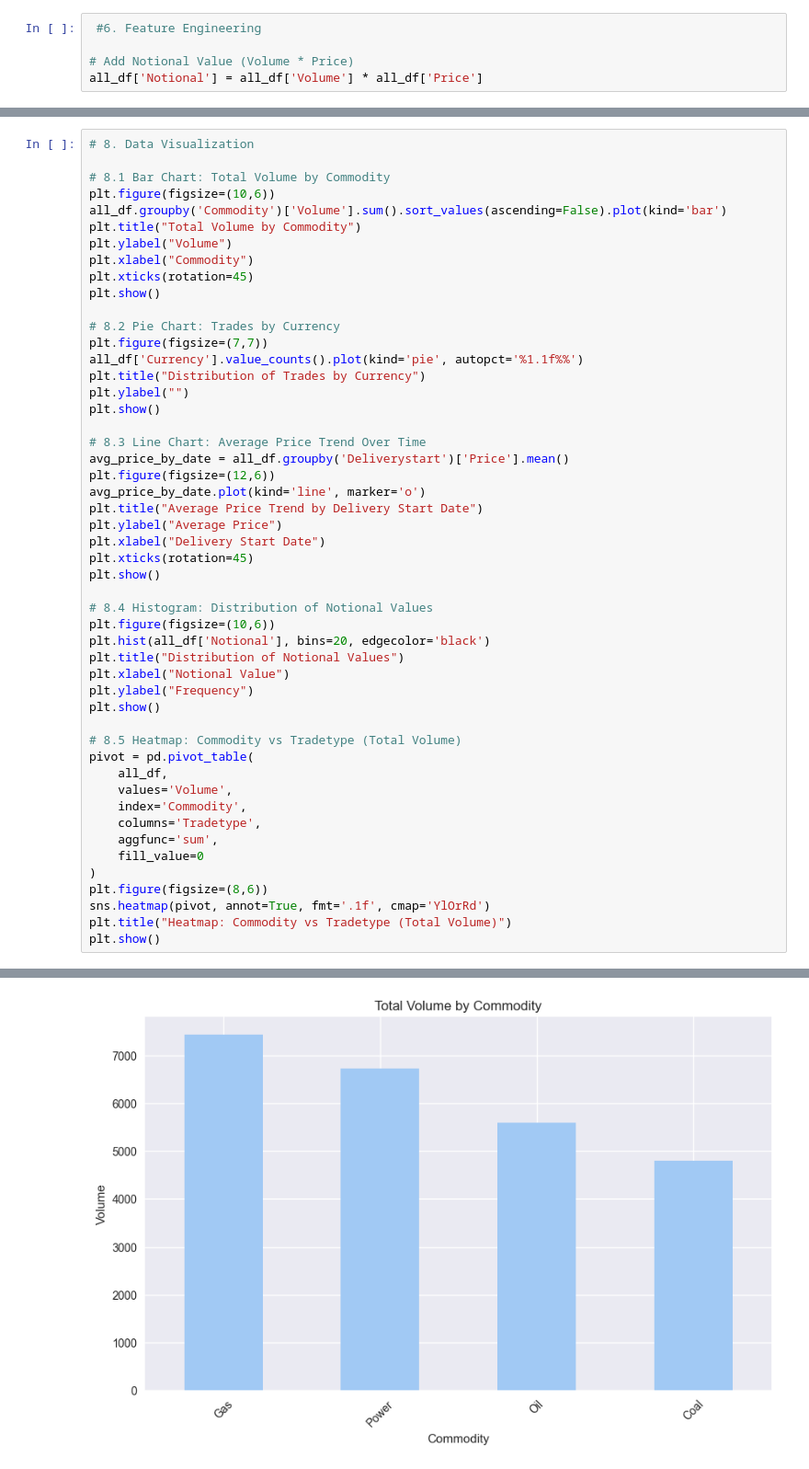
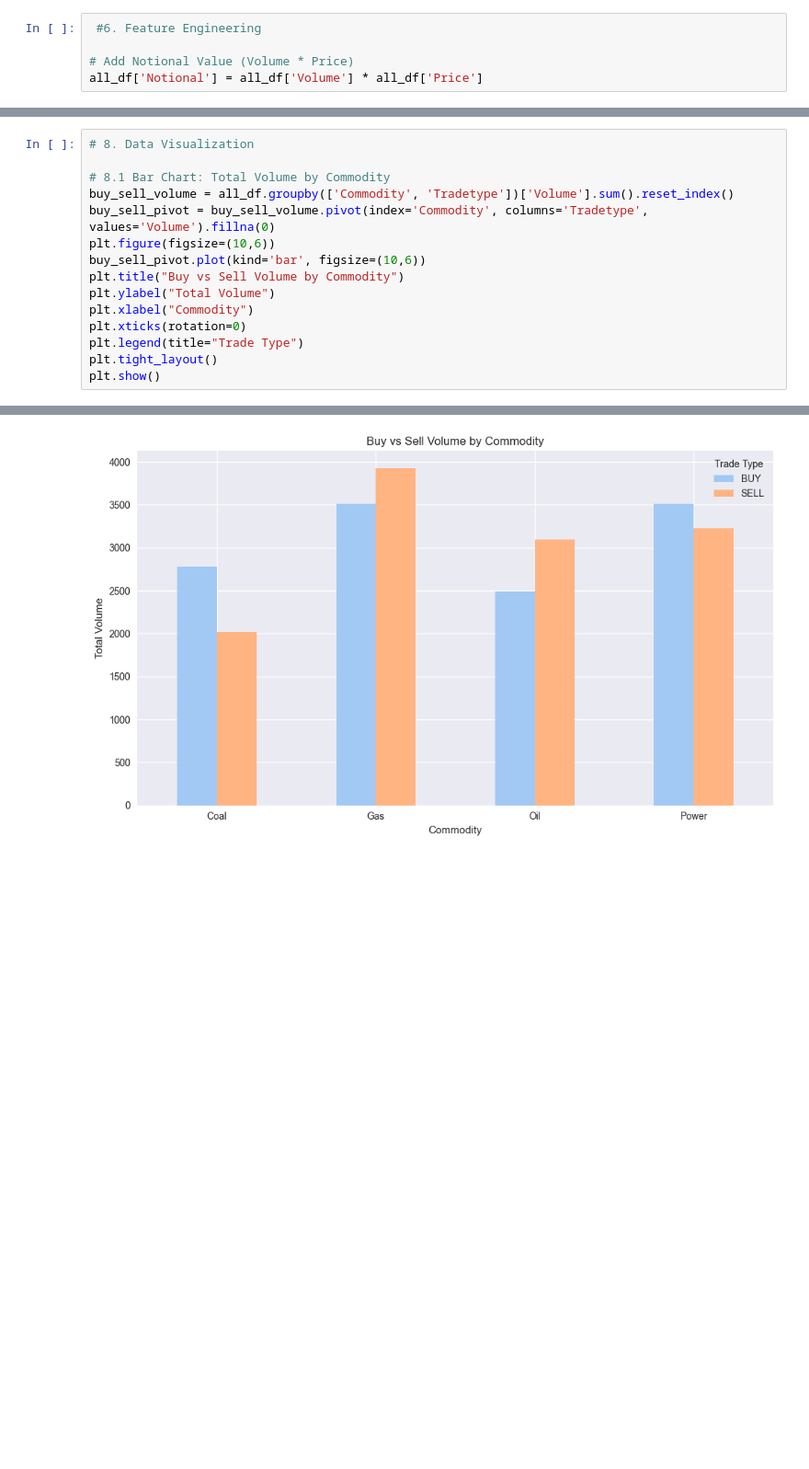
Before and after one commit to yuvarajamineni/etrm-data-analysis, a Jupyter notebook: ETRM_Data_Analysis.ipynb, the cells around one changed output, grey strips where cells are left out. Shown at 92% size. Drawn from its saved outputs; the diff is of its cells as text; blank space fills up the shorter version.

```diff
--- a/ETRM_Data_Analysis.ipynb
+++ b/ETRM_Data_Analysis.ipynb
@@ -256,50 +269,15 @@ Name: count, dtype: int64
 # 8. Data Visualization
 
 # 8.1 Bar Chart: Total Volume by Commodity
+buy_sell_volume = all_df.groupby(['Commodity', 'Tradetype'])['Volume'].sum().reset_index()
+buy_sell_pivot = buy_sell_volume.pivot(index='Commodity', columns='Tradetype', values='Volume').fillna(0)
 plt.figure(figsize=(10,6))
-all_df.groupby('Commodity')['Volume'].sum().sort_values(ascending=False).plot(kind='bar')
-plt.title("Total Volume by Commodity")
-plt.ylabel("Volume")
+buy_sell_pivot.plot(kind='bar', figsize=(10,6))
+plt.title("Buy vs Sell Volume by Commodity")
+plt.ylabel("Total Volume")
 plt.xlabel("Commodity")
-plt.xticks(rotation=45)
+plt.xticks(rotation=0)
+plt.legend(title="Trade Type")
+plt.tight_layout()
 plt.show()
-
-# 8.2 Pie Chart: Trades by Currency
-plt.figure(figsize=(7,7))
-all_df['Currency'].value_counts().plot(kind='pie', autopct='%1.1f%%')
-plt.title("Distribution of Trades by Currency")
-plt.ylabel("")
-plt.show()
-
-# 8.3 Line Chart: Average Price Trend Over Time
-avg_price_by_date = all_df.groupby('Deliverystart')['Price'].mean()
-plt.figure(figsize=(12,6))
-avg_price_by_date.plot(kind='line', marker='o')
-plt.title("Average Price Trend by Delivery Start Date")
-plt.ylabel("Average Price")
-plt.xlabel("Delivery Start Date")
-plt.xticks(rotation=45)
-plt.show()
-
-# 8.4 Histogram: Distribution of Notional Values
-plt.figure(figsize=(10,6))
-plt.hist(all_df['Notional'], bins=20, edgecolor='black')
-plt.title("Distribution of Notional Values")
-plt.xlabel("Notional Value")
-plt.ylabel("Frequency")
-plt.show()
-
-# 8.5 Heatmap: Commodity vs Tradetype (Total Volume)
-pivot = pd.pivot_table(
-    all_df,
-    values='Volume',
-    index='Commodity',
-    columns='Tradetype',
-    aggfunc='sum',
-    fill_value=0
-)
-plt.figure(figsize=(8,6))
-sns.heatmap(pivot, annot=True, fmt='.1f', cmap='YlOrRd')
-plt.title("Heatmap: Commodity vs Tradetype (Total Volume)")
-plt.show()
 # %% [output]
@@ -306 +285 @@ plt.show()
-[figure, old version]
+[figure, new version]
```
Also changed, not shown: parts of 11 cells of this notebook.
